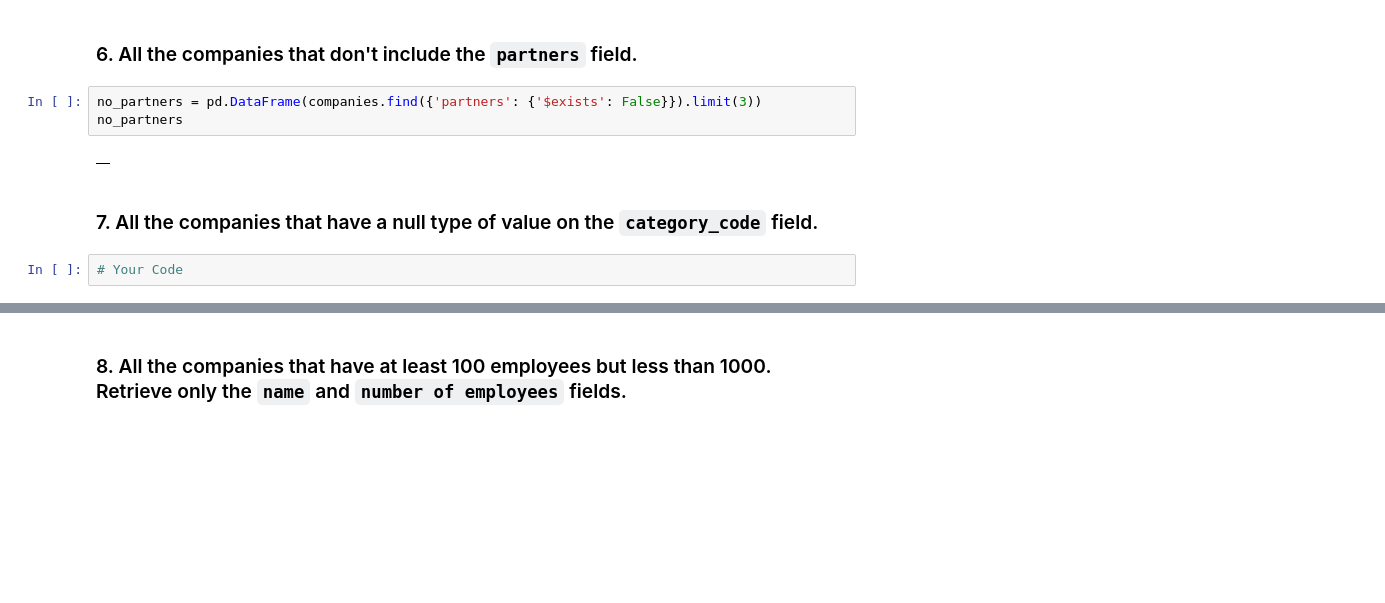
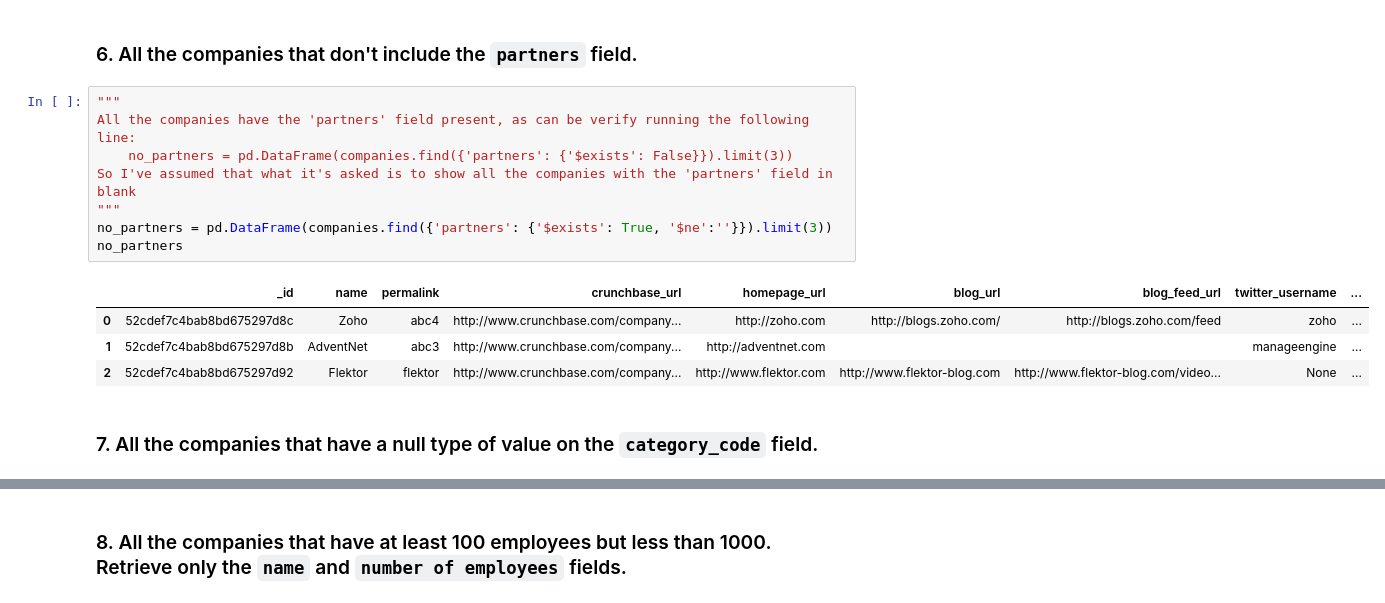
Before and after one commit to Ironhack-Part-Time-Enero2022/lab-mongo-queries, a Jupyter notebook: your_code/main.ipynb, the cells around one changed output, grey strips where cells are left out. Cells and saved outputs as stored; diff of their text form; blank space fills up the shorter version.

```diff
--- a/your_code/main.ipynb
+++ b/your_code/main.ipynb
@@ -99,12 +99,18 @@ employees_founded
 | 9 | 52cdef7c4bab8bd675297de0 | Yelp | yelp | http://www.crunchbase.com/company... | http://yelp.com | http://officialblog.yelp.com/ | http://naturallylindy.com | Yelp | ... |
 # %% [markdown]
 ### 6. All the companies that don't include the `partners` field.
-# %%
-no_partners = pd.DataFrame(companies.find({'partners': {'$exists': False}}).limit(3))
-no_partners
-# %% [output]
-|  |
+# %%
+"""
+All the companies have the 'partners' field present, as can be verify running the following line:
+    no_partners = pd.DataFrame(companies.find({'partners': {'$exists': False}}).limit(3))
+So I've assumed that what it's asked is to show all the companies with the 'partners' field in blank
+"""
+no_partners = pd.DataFrame(companies.find({'partners': {'$exists': True, '$ne':''}}).limit(3))
+no_partners
+# %% [output]
+|  | _id | name | permalink | crunchbase_url | homepage_url | blog_url | blog_feed_url | twitter_username | ... |
+| 0 | 52cdef7c4bab8bd675297d8c | Zoho | abc4 | http://www.crunchbase.com/company... | http://zoho.com | http://blogs.zoho.com/ | http://blogs.zoho.com/feed | zoho | ... |
+| 1 | 52cdef7c4bab8bd675297d8b | AdventNet | abc3 | http://www.crunchbase.com/company... | http://adventnet.com |  |  | manageengine | ... |
+| 2 | 52cdef7c4bab8bd675297d92 | Flektor | flektor | http://www.crunchbase.com/company... | http://www.flektor.com | http://www.flektor-blog.com | http://www.flektor-blog.com/video... | None | ... |
 # %% [markdown]
 ### 7. All the companies that have a null type of value on the `category_code` field.
-# %%
-# Your Code
```
Also changed, not shown: parts of 11 cells of this notebook.
